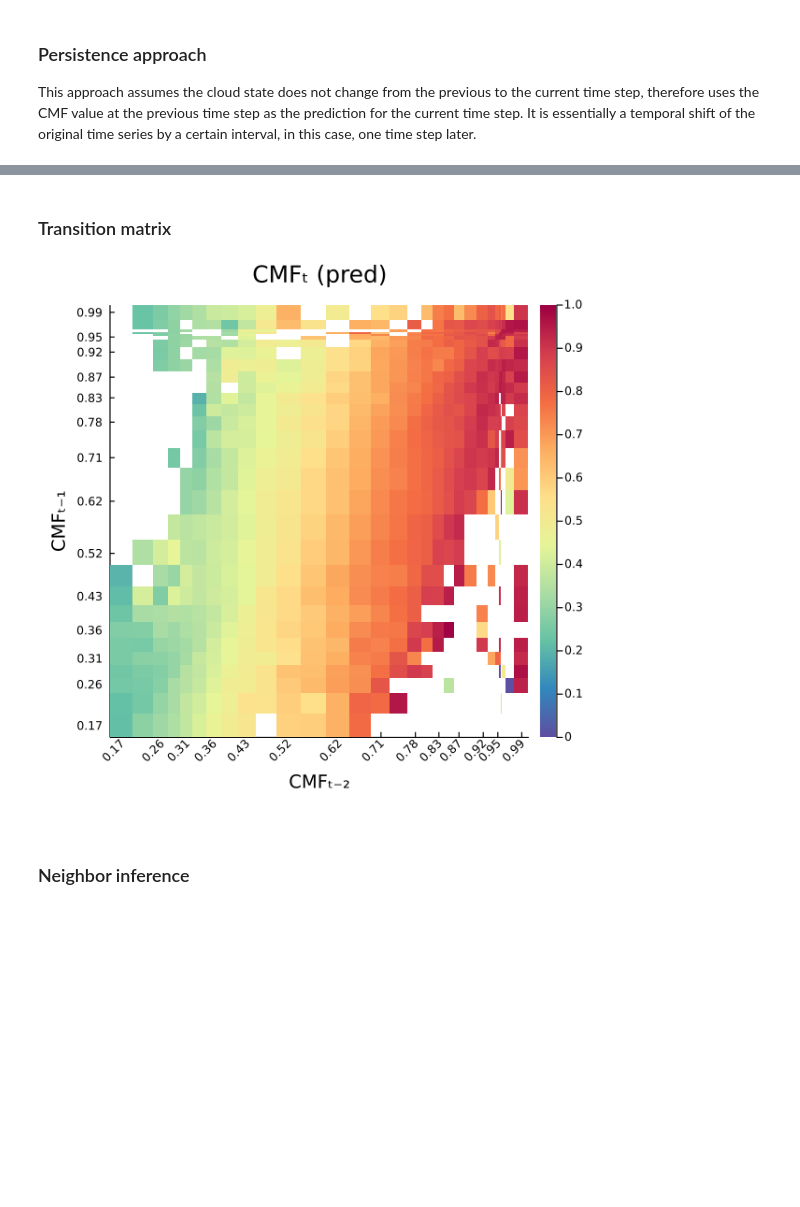
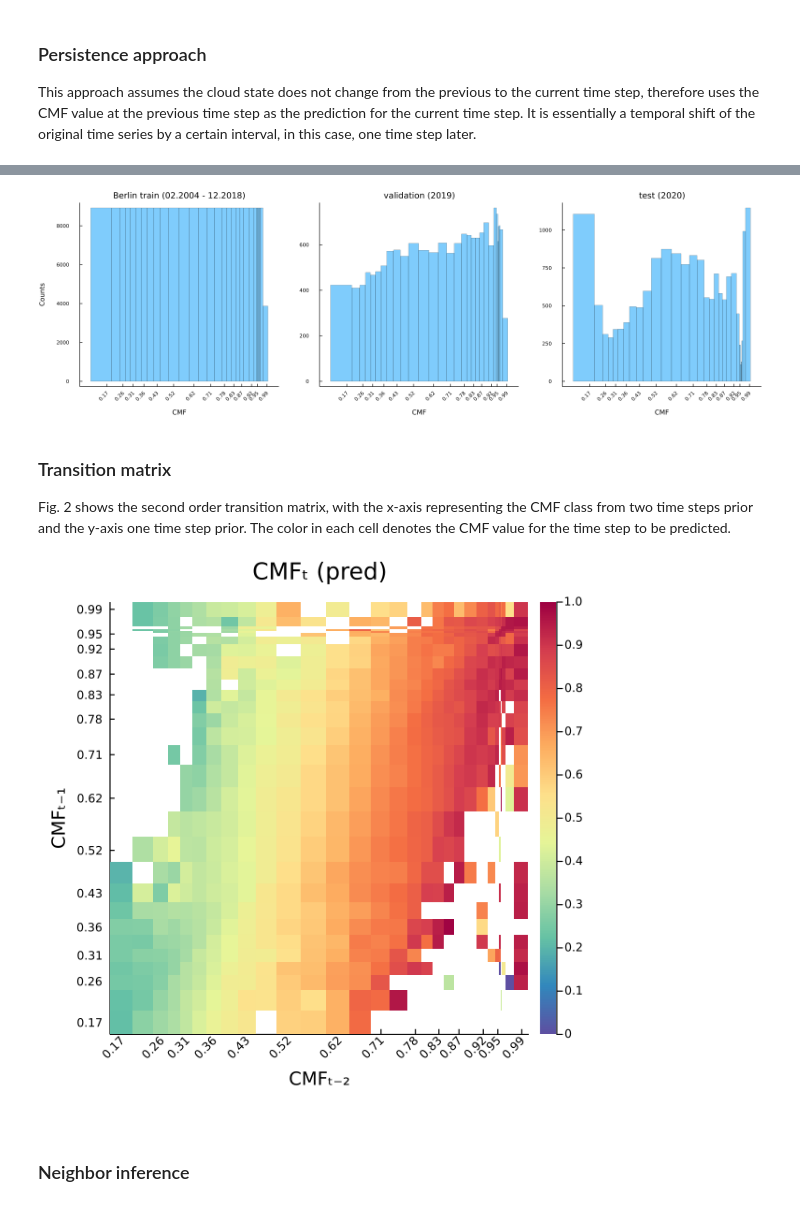
Before and after one commit to EuRoXy/MC_CMF, a Jupyter notebook: prelimDraft.ipynb, the cells around one changed output, grey strips where cells are left out. Cells and saved outputs as stored; diff of their text form; code cells hidden in the pictures; blank space fills up the shorter version.

```diff
--- a/prelimDraft.ipynb
+++ b/prelimDraft.ipynb
@@ -97,12 +92,15 @@ h_ep = plot(h_train, h_test, layout=@layout([a b]), leg=false, grid=false, xlabe
-# %% [markdown]
-### Transition matrix
-# %%
-hm_test = heatmap(binMean, binMean, T_test, c=cgrad(:Spectral_10, rev=true), clim=(0,1), grid=false,
-    title="CMFₜ (pred)", size=(500,500), tickfontsize=7,
-    xticks=xti, yticks=xti, xrotation=45,
-    xlabel="CMFₜ₋₂", ylabel="CMFₜ₋₁")
-# %% [output]
-[figure, removed]
+# %%
+Fig. 1
+# %% [output]
+[figure, added]
+# %% [markdown]
+### Transition matrix
+
+Fig. 2 shows the second order transition matrix, with the x-axis representing the CMF class from two time steps prior and the y-axis one time step prior. The color in each cell denotes the CMF value for the time step to be predicted.
+# %%
+Fig. 2
+# %% [output]
+[figure, added]
 # %% [markdown]
 ### Neighbor inference
 # %% [markdown]
```
Also changed, not shown: parts of 49 cells of this notebook, 6 other files.
